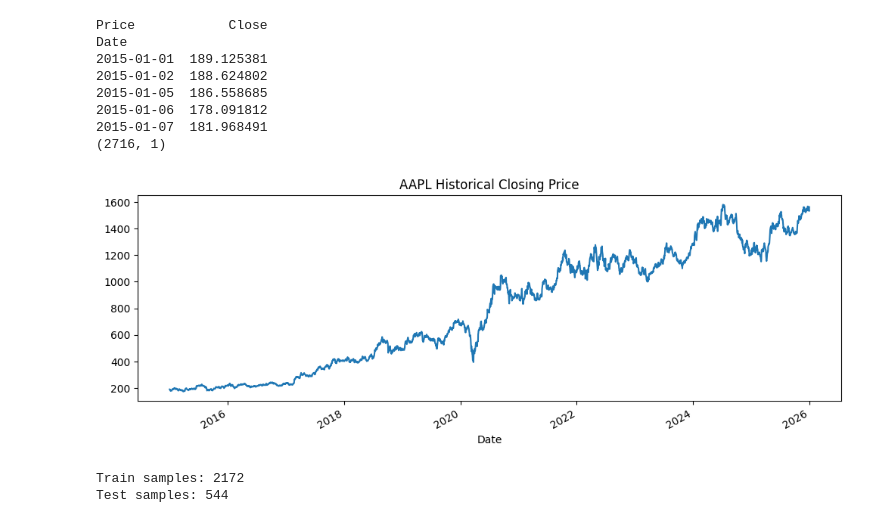
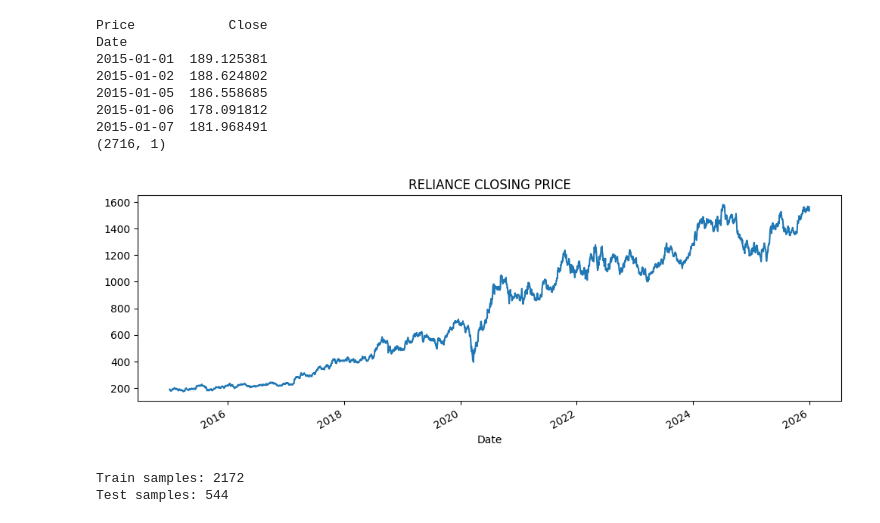
Before and after one commit to priyansh-commits/Deep_Learning, a Jupyter notebook: stock_price_prediction.ipynb, the cells around one changed output. Cells and saved outputs as stored; diff of their text form; code cells hidden in the pictures.

```diff
--- a/stock_price_prediction.ipynb
+++ b/stock_price_prediction.ipynb
@@ -24,33 +24,33 @@ tf.random.set_seed(42)
 # %%
 df = yf.download(
     "RELIANCE.NS",
     start="2015-01-01",
     end="2026-01-01",
     auto_adjust=True,
     progress=False
 )
 
 # Handle yfinance's possible MultiIndex columns
 if isinstance(df.columns, pd.MultiIndex):
     df.columns = df.columns.get_level_values(0)
 
 df = df[["Close"]].dropna()
 
 print(df.head())
 print(df.shape)
 
-df["Close"].plot(figsize=(12, 4), title="AAPL Historical Closing Price")
+df["Close"].plot(figsize=(12, 4), title="RELIANCE CLOSING PRICE")
 plt.show()
 # %% [output]
 Price            Close
 Date
 2015-01-01  189.125381
 2015-01-02  188.624802
 2015-01-05  186.558685
 2015-01-06  178.091812
 2015-01-07  181.968491
 (2716, 1)
-[figure, old version]
+[figure, new version]
 # %%
 prices = df[["Close"]].values
 
```
Also changed, not shown: parts of 22 cells of this notebook.
